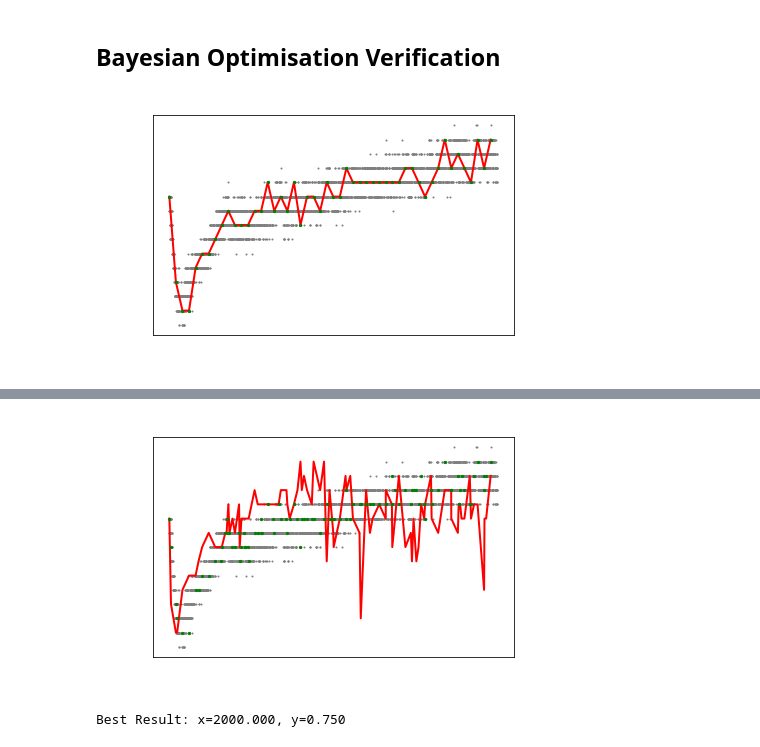
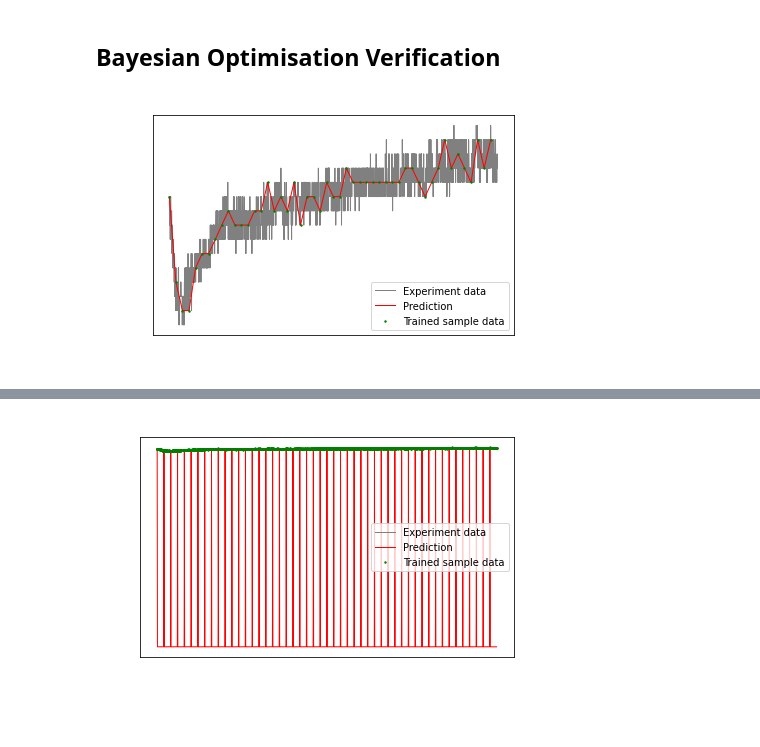
Before and after one commit to michelleliu1027/Bayesian_PV, a Jupyter notebook: BO_ver2.ipynb, the cells around one changed output, grey strips where cells are left out. Drawn from its saved outputs; the diff is of its cells as text; code cells hidden in the pictures.

Commit message:
ver 2 plots

```diff
--- a/BO_ver2.ipynb
+++ b/BO_ver2.ipynb
@@ -27,7 +27,7 @@ import warnings
 warnings.warn = warn
 # %%
 # Setup data for training and evaluation
-X_ = np.linspace(0,5000, 5000)
+X_ = np.arange(5000)
 # import timestamp from data sheet (time:0~5000s)
 address = 'data/degradation.xlsx'
 df_time = X_
@@ -82,56 +82,66 @@ def plot (X, X_, y_normal, model):
 	y, _ = surrogate(model, X)
 	#plot function
 	plt.figure()
-	plt.scatter(X_, y_normal, c='grey', s=1, zorder=1)
-	plt.scatter(X, y_normal[X], c='green', s=5, zorder=4)
-	plt.plot(X, y, c='red', lw=2, zorder=3)
+	plt.plot(X_, y_normal, c='grey', lw=1, zorder=1, label='Experiment data')
+	plt.scatter(X, y_normal[X], c='green', s=2, zorder=4,label='Trained sample data')
+	# surrogate plot in red line
+	plt.plot(X, y, c='red', lw=1, zorder=3,label='Prediction')
 	plt.tick_params(axis='y', colors = 'white')
 	plt.tick_params(axis='x', colors = 'white')
 	plt.ylabel('Lifetime',color = 'white')
 	plt.xlabel('Time',color = 'white')
 	plt.title('Plot',color = 'white')
+	plt.legend()
+
 	plt.tight_layout()
 	plt.show()
 # %%
 # sample the domain sparsely
+
 NUM_OF_DATA_POINTS = 50
+ADDITIONAL_DATA_POINTS = 20
+X_ = np.arange(5000)
 X = np.arange(0,5000,int(5000/NUM_OF_DATA_POINTS))
 y =  y_normal[X]
 # reshape into rows and cols
+X_ = X_.reshape(len(X_), 1)
 X = X.reshape(len(X), 1)
 y = y.reshape(len(y), 1)
 # define the model
 model = GaussianProcessRegressor()
 # fit the model
 model.fit(X, y)
-# plot before hand
 plot (X, X_, y_normal, model)
-# perform the optimization process
-for i in range(50):
-	# select the next point to sample
-	x = opt_acquisition(X, y, model)
-	# sample the point
-	actual = objective(x)
-	# summarize the finding
-	est, _ = surrogate(model, [[x]])
-	print('>x=%.3f, f()=%3f, actual=%.3f' % (x, est, actual))
-	# add the data to the dataset
-	# X = vstack((X, [[x]]))
-	# y = vstack((y, [[actual]]))
-	X = np.append(X, x)
-	X = np.sort(X)
-	y = np.append(y, y_normal[x])
-	X = X.reshape(len(X), 1)
-	y = y.reshape(len(y), 1)
-	# update the model
-	model.fit(X, y)
+plot (X_, X_, y_normal, model)
 
-X = np.sort(X)
+# # perform the optimization process
+# for i in range(ADDITIONAL_DATA_POINTS):
+# 	# select the next point to sample
+# 	x = opt_acquisition(X, y, model)
+# 	# sample the point
+# 	actual = objective(x)
+# 	# summarize the finding
+# 	est, _ = surrogate(model, [[x]])
+# 	print('>x=%.3f, f()=%3f, actual=%.3f' % (x, est, actual))
+# 	# add the data to the dataset
+# 	# X = vstack((X, [[x]]))
+# 	# y = vstack((y, [[actual]]))
+# 	X = np.append(X, x)
+# 	X = np.sort(X)
+# 	y = np.append(y, y_normal[x])
+# 	X = X.reshape(len(X), 1)
+# 	y = y.reshape(len(y), 1)
+# 	# update the model
+# 	model.fit(X, y)
 
-# plot all samples and the final surrogate function
-plot (X, X_, y_normal, model)
-# best result
-ix = argmax(y)
-print('Best Result: x=%.3f, y=%.3f' % (X[ix], y[ix]))
+# X = np.sort(X)
+
+# # plot all samples and the final surrogate function
+# plot (X, X_, y_normal, model)
+# # best result
+# ix = argmax(y)
+# print('Best Result: x=%.3f, y=%.3f' % (X[ix], y[ix]))
+
+# y_predicted = model.predict(X_)
 # %% [output]
-[figure, old version]
+[figure, new version]
@@ -155,2 +148 @@ print('Best Result: x=%.3f, y=%.3f' % (X[ix], y[ix]))
-[figure, old version]
+[figure, new version]
-Best Result: x=2000.000, y=0.750
```
Also changed, not shown: parts of 2 cells of this notebook.
